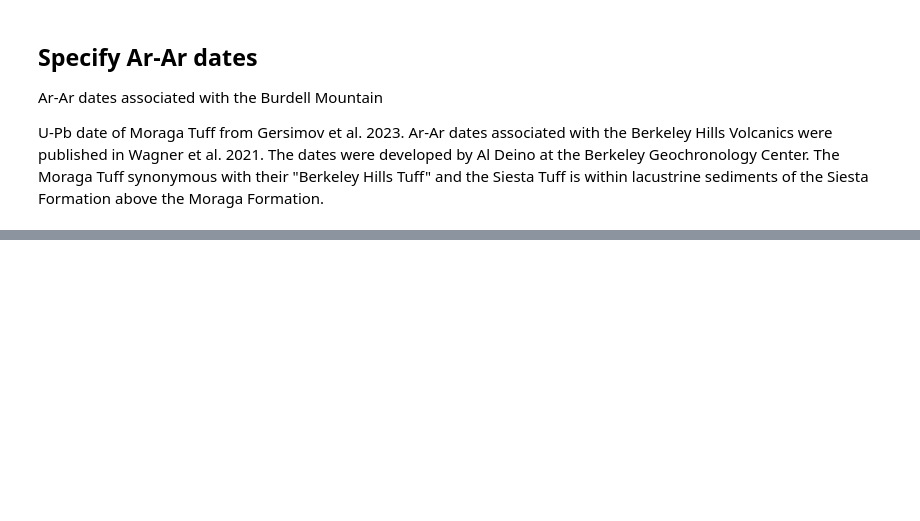
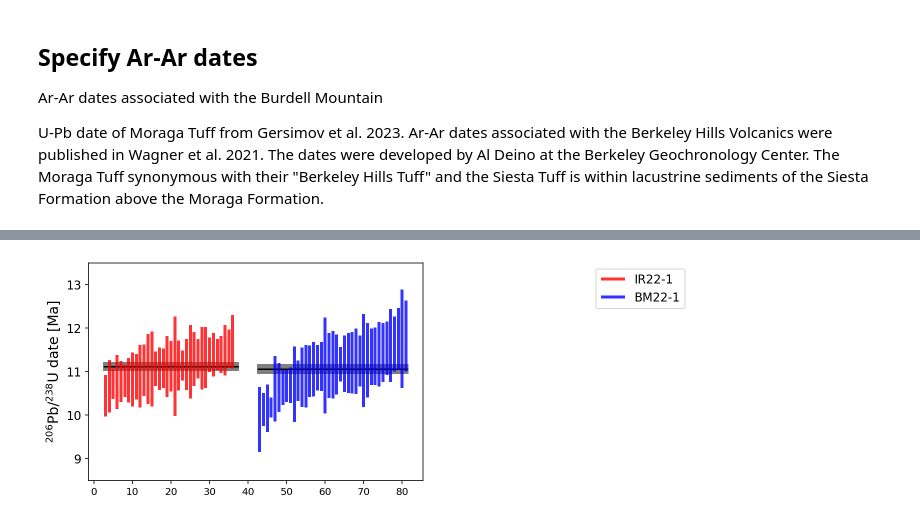
Before and after one commit to Swanson-Hysell-Group/Northbrae_Volcanics, a Jupyter notebook: code/date_bar_plots.ipynb, the cells around one changed output, grey strips where cells are left out. Saved outputs shown, nothing was run; the diff lists cells and outputs as text; code cells hidden in the pictures; blank space fills up the shorter version.

```diff
--- a/code/date_bar_plots.ipynb
+++ b/code/date_bar_plots.ipynb
@@ -503,0 +323,4 @@ plt.show()
+# %%
+BM_IR_data = pd.read_excel('../data/U_Pb/Northbrae_Burdell_LA_ICP_MS_data.xlsx',
+                           sheet_name='Table 1 Sample data',skiprows=6,nrows=74)
+BM_IR_data.head()
@@ -503,0 +335,14 @@ plt.show()
+# %%
+BM22_data = BM_IR_data[BM_IR_data['Sample']=='BM22-1']
+BM22_data_sorted = BM22_data.sort_values(by=['206Pb_238U_date'])
+
+BM22_dates = BM22_data_sorted['206Pb_238U_date'].tolist()
+BM22_2sigmas = BM22_data_sorted['206Pb_238U_2s_(Ma)'].tolist()
+BM22_include = ['yes'] * len(BM22_data_sorted)
+# %%
+IR22_data = BM_IR_data[BM_IR_data['Sample']=='IR22-1']
+IR22_data_sorted = IR22_data.sort_values(by=['206Pb_238U_date'])
+
+IR22_dates = IR22_data_sorted['206Pb_238U_date'].tolist()
+IR22_2sigmas = IR22_data_sorted['206Pb_238U_2s_(Ma)'].tolist()
+IR22_include = ['yes'] * len(IR22_data_sorted)
@@ -503,0 +468,17 @@ plt.show()
+# %%
+BM22_mean = dict(mean=11.06,
+                      two_sigma=0.10,
+                      color='blue',
+                      label='BM22-1')
+
+IR22_mean = dict(mean=11.12,
+                      two_sigma=0.09,
+                      color='red',
+                      label='IR22-1')
+# %%
+plot_dates([IR22_dates,BM22_dates],[IR22_2sigmas,BM22_2sigmas],[IR22_include, BM22_include],
+           [IR22_mean['mean'], BM22_mean['mean']],[IR22_mean['two_sigma'], BM22_mean['two_sigma']],[IR22_mean['color'], BM22_mean['color']],[IR22_mean['label'], BM22_mean['label']])
+plt.ylim(8.5,13.5)
+plt.show()
+# %% [output]
+[figure, added]
```
Also changed, not shown: parts of 10 cells of this notebook.
